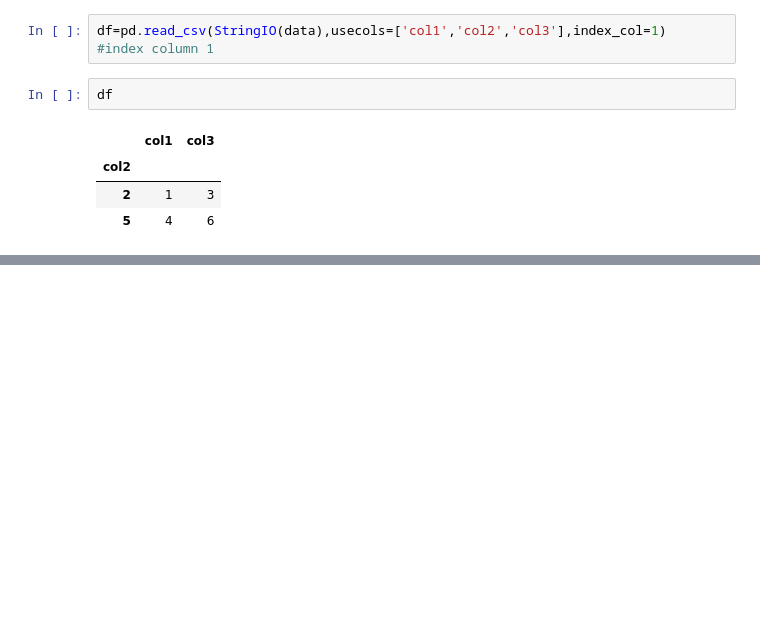
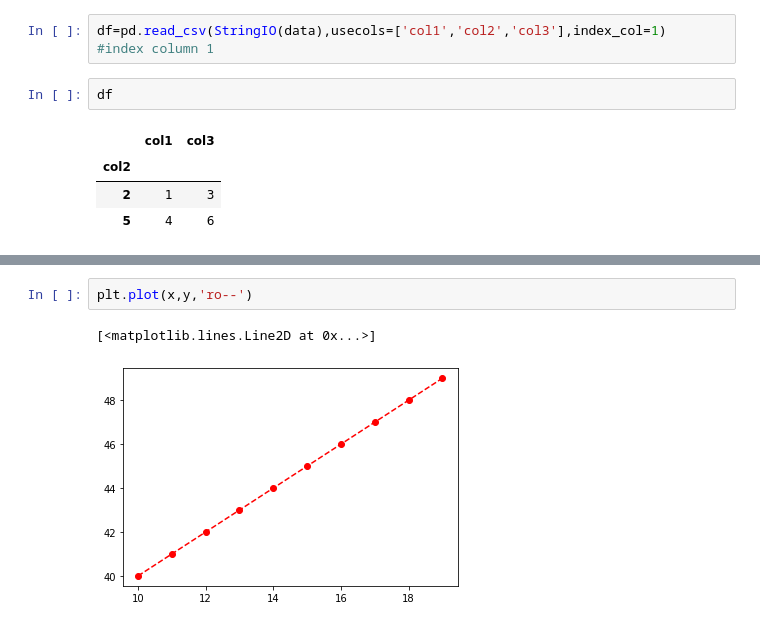
Before and after one commit to ssrbazpur/Data-Science-Starting-Kit, a Jupyter notebook: Python_Data_Science_Part_2.ipynb, the cells around one changed output, grey strips where cells are left out. Cells and saved outputs as stored; diff of their text form; blank space fills up the shorter version.

```diff
--- a/Python_Data_Science_Part_2.ipynb
+++ b/Python_Data_Science_Part_2.ipynb
@@ -133,0 +157,5 @@ df
+# %%
+plt.plot(x,y,'ro--')
+# %% [output]
+[<matplotlib.lines.Line2D at 0x...>]
+[figure, added]
```
Also changed, not shown: parts of 14 cells of this notebook.
